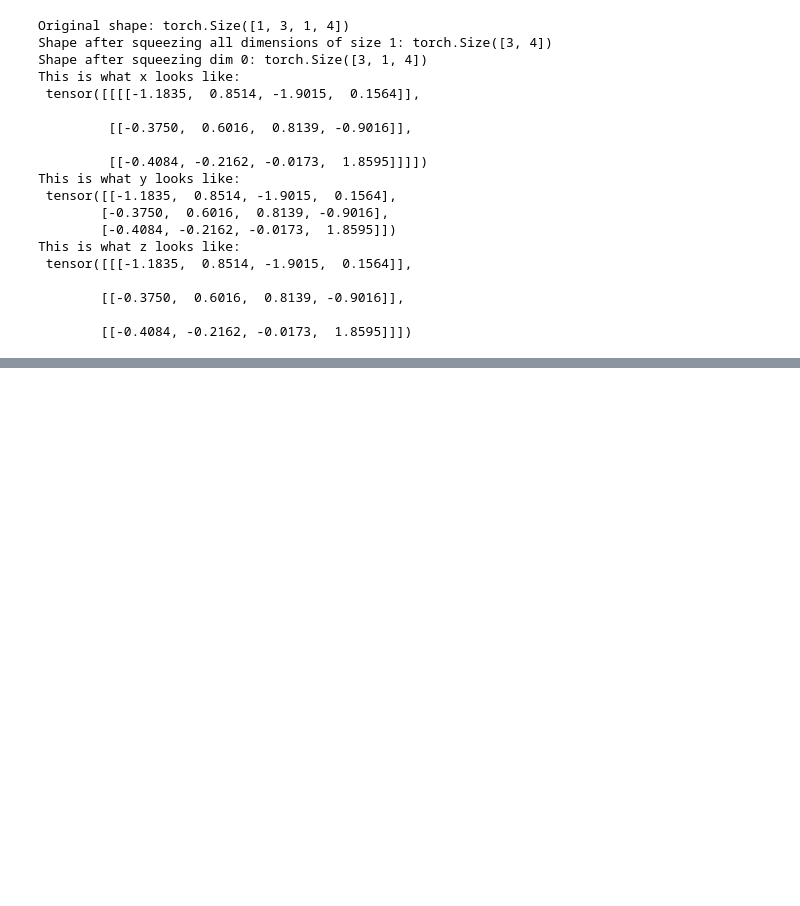
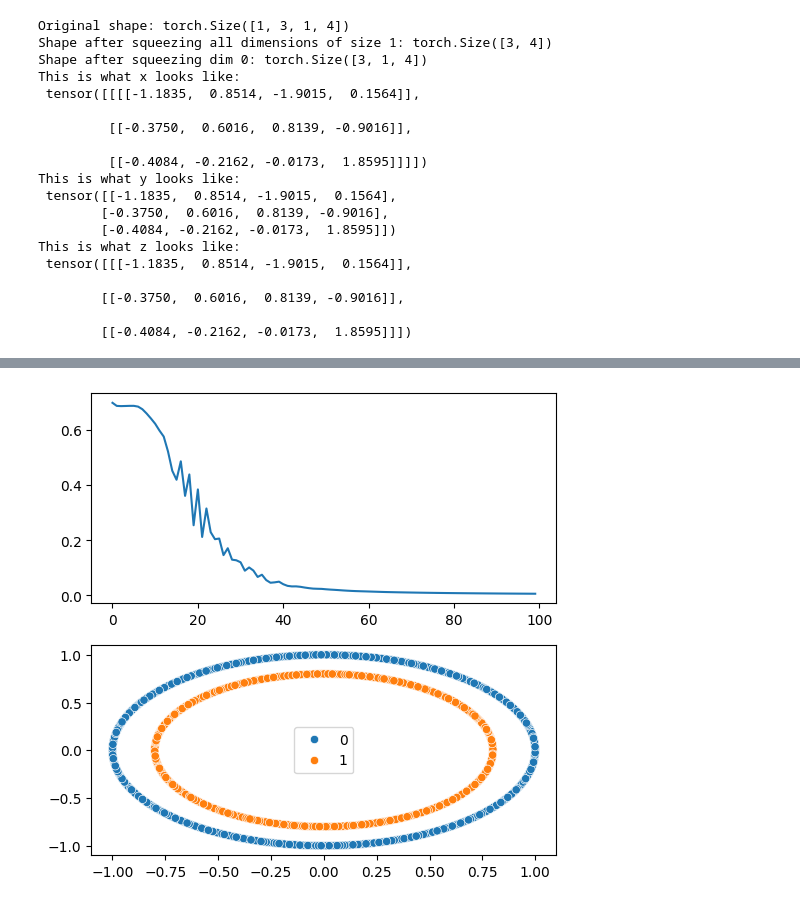
Before and after one commit to JustinTrannn/learningPytorch, a Jupyter notebook: pytorch_practice.ipynb, the cells around one changed output, grey strips where cells are left out. Saved outputs shown, nothing was run; the diff lists cells and outputs as text; code cells hidden in the pictures; blank space fills up the shorter version.

Commit message:
Did some practice on a model

```diff
--- a/pytorch_practice.ipynb
+++ b/pytorch_practice.ipynb
@@ -69,0 +95,18 @@ This is what z looks like:
+# %%
+loss_fn = torch.nn.L1Loss()
+epochs = 1
+for epoch in range(epochs):
+    # forward pass
+    y_pred = model(X_train)
+
+    # calculate loss
+    loss = loss_fn(y_pred, y_train)
+
+    # optimizer zero grad
+    optimizer.zero_grad()
+
+    # loss backwards
+    loss.backward()
+
+    # optimizer step
+    optimizer.step()
@@ -69,0 +121,79 @@ This is what z looks like:
+# %%
+import torch
+from torch import nn
+import numpy as np
+import matplotlib.pyplot as plt
+import seaborn as sns
+from sklearn.datasets import make_circles
+from sklearn.model_selection import train_test_split
+
+### -------------------------------------------------------------------------------
+class model(nn.Module):
+    def __init__(self, n_inputs, n_outputs, hidden_units):
+        super().__init__()
+        self.linear_layer_stack = nn.Sequential(
+            nn.Linear(in_features=n_inputs, out_features=hidden_units),
+            nn.ReLU(),
+            nn.Linear(in_features=hidden_units, out_features=hidden_units),
+            nn.ReLU(),
+            nn.Linear(in_features=hidden_units, out_features=hidden_units),
+            nn.ReLU(),
+            nn.Linear(in_features=hidden_units, out_features=n_outputs)
+        )
+
+    def forward(self, x):
+        return self.linear_layer_stack(x)
+### -------------------------------------------------------------------------------
+
+X, y = make_circles(n_samples=1000,
+                    random_state=77)
+
+X_train, X_test, y_train, y_test = train_test_split(X, y, test_size=0.2, random_state=77)
+X_train, X_test = torch.from_numpy(X_train).type(torch.float32), torch.from_numpy(X_test).type(torch.float32)
+y_train, y_test = torch.from_numpy(y_train).type(torch.float32), torch.from_numpy(y_test).type(torch.float32)
+# X_train.dtype, X_test.dtype, y_train.dtype, y_test.dtype
+# (torch.float64, torch.float64, torch.int64, torch.int64)
+
+# Make optimizer and loss function and model
+my_model = model(n_inputs=2, n_outputs=1, hidden_units=8)
+loss_fn = nn.BCEWithLogitsLoss()
+optimizer = torch.optim.Adam(params=my_model.parameters(), lr=0.1)
+
+epochs = 100
+loss_list = []
+for epoch in range(epochs):
+    my_model.train()
+
+    y_logits = my_model(X_train).squeeze()
+    # y_pred_prob = torch.sigmoid(y_logits)
+    # y_preds = torch.round(y_pred_prob)
+
+    loss = loss_fn(y_logits, y_train)
+
+    optimizer.zero_grad()
+
+    loss.backward()
+
+    optimizer.step()
+
+    # Testing
+    my_model.eval()
+    with torch.inference_mode():
+        test_logits = my_model(X_test).squeeze()
+        test_loss = loss_fn(test_logits, y_test)
+        loss_list.append(test_loss)
+
+    # if epoch % 100 == 0 :
+    #     print(f"Epoch {epoch} | Train Loss: {loss} | Test Loss: {test_loss}")
+
+
+
+loss_list = [t.numpy() for t in loss_list]
+loss_list = np.stack(loss_list)
+
+plt.figure(figsize=(6, 6))
+plt.subplot(2, 1, 1)
+sns.lineplot(x=np.arange(start=0, stop=len(loss_list)), y=loss_list)
+plt.subplot(2, 1, 2)
+sns.scatterplot(x=X[:, 0], y=X[:, 1], hue=y)
+# %% [output]
@@ -69,0 +201 @@ This is what z looks like:
+[figure, added]
```
Also changed, not shown: parts of 4 cells of this notebook.
